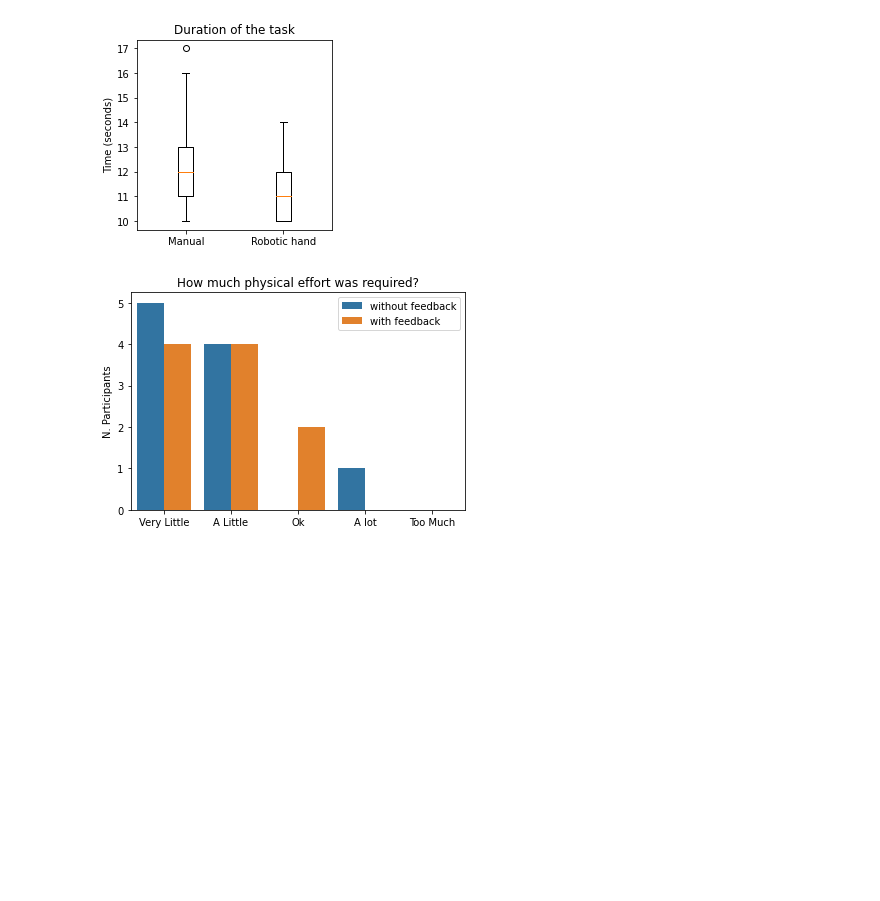
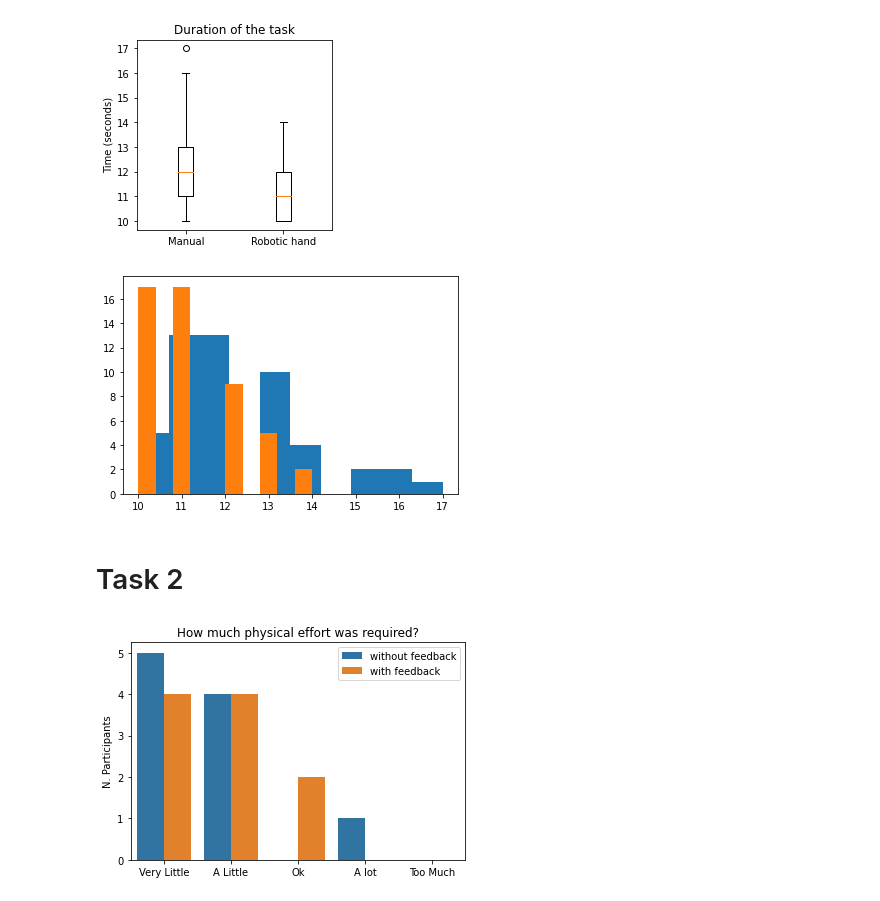
Before and after one commit to Jenirethvanessa/robotic_end-effector, a Jupyter notebook: results_plots.ipynb, the cells around one changed output. Cells and saved outputs as stored; diff of their text form; code cells hidden in the pictures; blank space fills up the shorter version.

```diff
--- a/results_plots.ipynb
+++ b/results_plots.ipynb
@@ -183,3 +167,11 @@ plt.show()
+# %%
+plt.hist(manual_value)
+plt.hist(robot_value)
+plt.show()
+# %% [output]
+[figure, added]
+# %% [markdown]
+# Task 2
 # %%
 categories = ["Very Little", "A Little", "Ok", "A lot", "Too Much"]
 title = "How much physical effort was required?"
```
Also changed, not shown: parts of 5 cells of this notebook, 30 other files.
